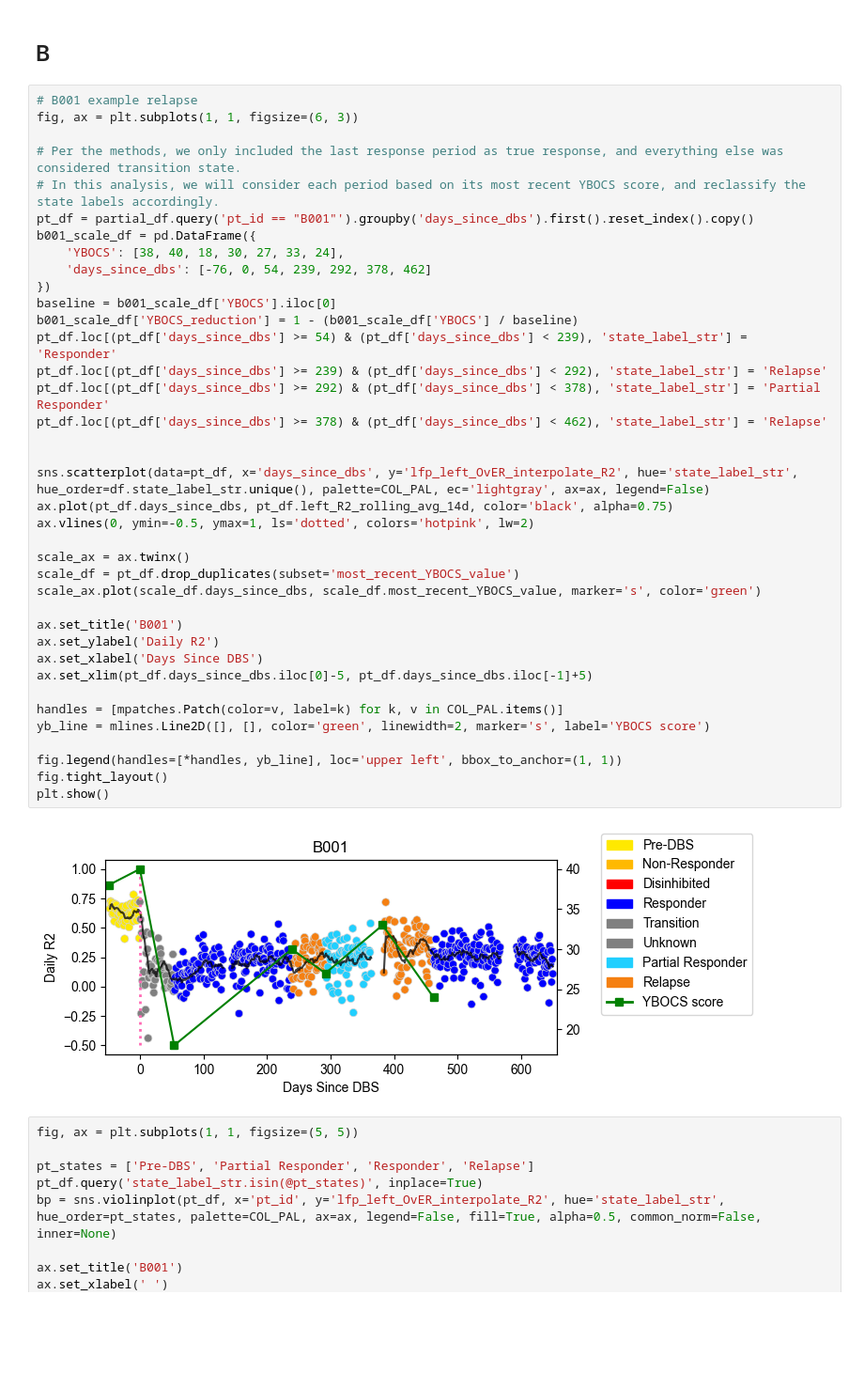
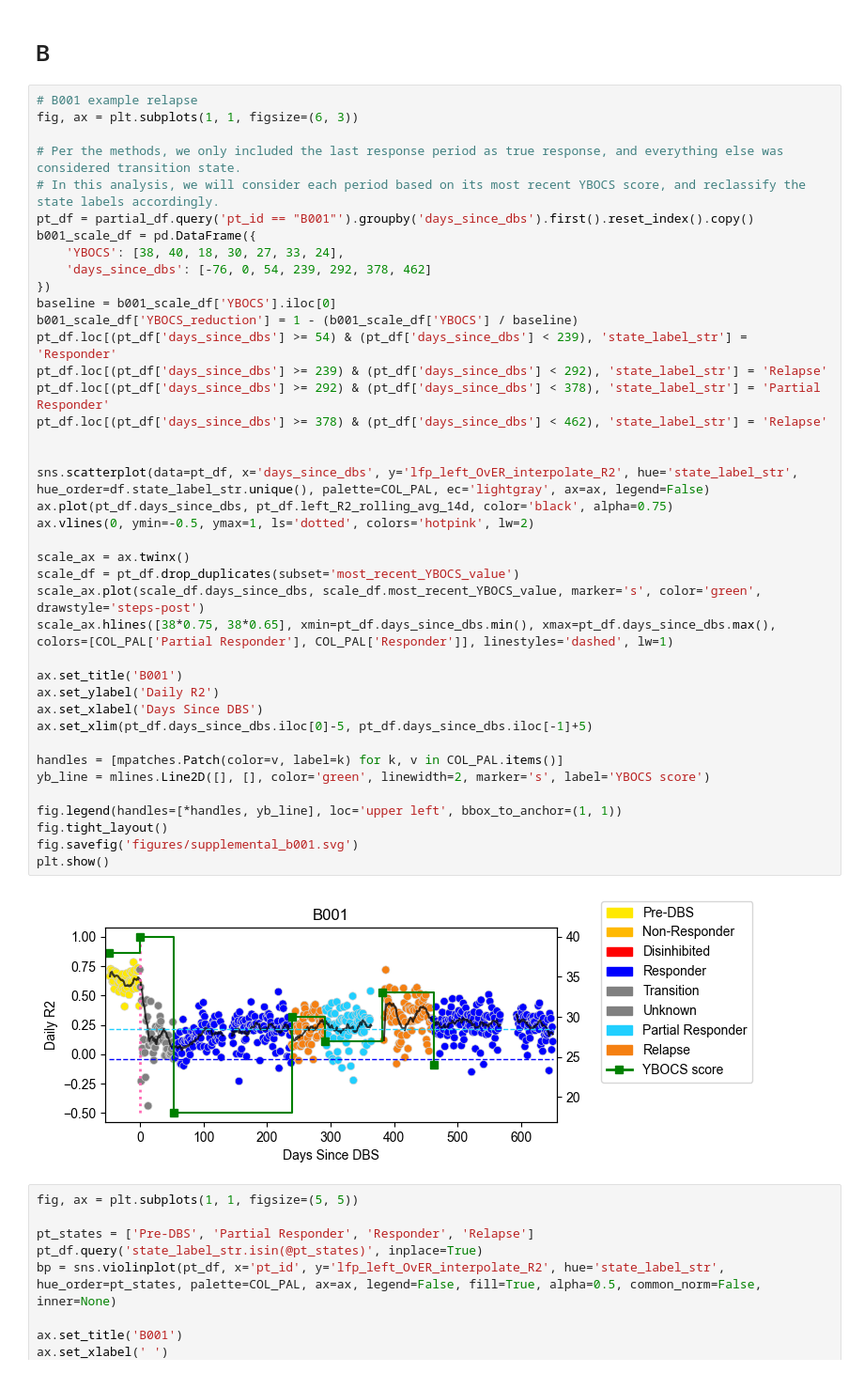
Before and after one commit to ProvenzaLab/PerceptPredictability, a Jupyter notebook: supplemental.ipynb, the cells around one changed output. Shown at 94% size. Cells and saved outputs as stored; diff of their text form; blank space fills up the shorter version.

```diff
--- a/supplemental.ipynb
+++ b/supplemental.ipynb
@@ -432,35 +435,37 @@ b001_scale_df = pd.DataFrame({
     'YBOCS': [38, 40, 18, 30, 27, 33, 24],
     'days_since_dbs': [-76, 0, 54, 239, 292, 378, 462]
 })
 baseline = b001_scale_df['YBOCS'].iloc[0]
 b001_scale_df['YBOCS_reduction'] = 1 - (b001_scale_df['YBOCS'] / baseline)
 pt_df.loc[(pt_df['days_since_dbs'] >= 54) & (pt_df['days_since_dbs'] < 239), 'state_label_str'] = 'Responder'
 pt_df.loc[(pt_df['days_since_dbs'] >= 239) & (pt_df['days_since_dbs'] < 292), 'state_label_str'] = 'Relapse'
 pt_df.loc[(pt_df['days_since_dbs'] >= 292) & (pt_df['days_since_dbs'] < 378), 'state_label_str'] = 'Partial Responder'
 pt_df.loc[(pt_df['days_since_dbs'] >= 378) & (pt_df['days_since_dbs'] < 462), 'state_label_str'] = 'Relapse'
 
 
 sns.scatterplot(data=pt_df, x='days_since_dbs', y='lfp_left_OvER_interpolate_R2', hue='state_label_str', hue_order=df.state_label_str.unique(), palette=COL_PAL, ec='lightgray', ax=ax, legend=False)
 ax.plot(pt_df.days_since_dbs, pt_df.left_R2_rolling_avg_14d, color='black', alpha=0.75)
 ax.vlines(0, ymin=-0.5, ymax=1, ls='dotted', colors='hotpink', lw=2)
 
 scale_ax = ax.twinx()
 scale_df = pt_df.drop_duplicates(subset='most_recent_YBOCS_value')
-scale_ax.plot(scale_df.days_since_dbs, scale_df.most_recent_YBOCS_value, marker='s', color='green')
+scale_ax.plot(scale_df.days_since_dbs, scale_df.most_recent_YBOCS_value, marker='s', color='green', drawstyle='steps-post')
+scale_ax.hlines([38*0.75, 38*0.65], xmin=pt_df.days_since_dbs.min(), xmax=pt_df.days_since_dbs.max(), colors=[COL_PAL['Partial Responder'], COL_PAL['Responder']], linestyles='dashed', lw=1)
 
 ax.set_title('B001')
 ax.set_ylabel('Daily R2')
 ax.set_xlabel('Days Since DBS')
 ax.set_xlim(pt_df.days_since_dbs.iloc[0]-5, pt_df.days_since_dbs.iloc[-1]+5)
 
 handles = [mpatches.Patch(color=v, label=k) for k, v in COL_PAL.items()]
 yb_line = mlines.Line2D([], [], color='green', linewidth=2, marker='s', label='YBOCS score')
 
 fig.legend(handles=[*handles, yb_line], loc='upper left', bbox_to_anchor=(1, 1))
 fig.tight_layout()
+fig.savefig('figures/supplemental_b001.svg')
 plt.show()
 # %% [output]
-[figure, old version]
+[figure, new version]
 # %%
 fig, ax = plt.subplots(1, 1, figsize=(5, 5))
 
```
Also changed, not shown: parts of 2 cells of this notebook, 3 other files.
